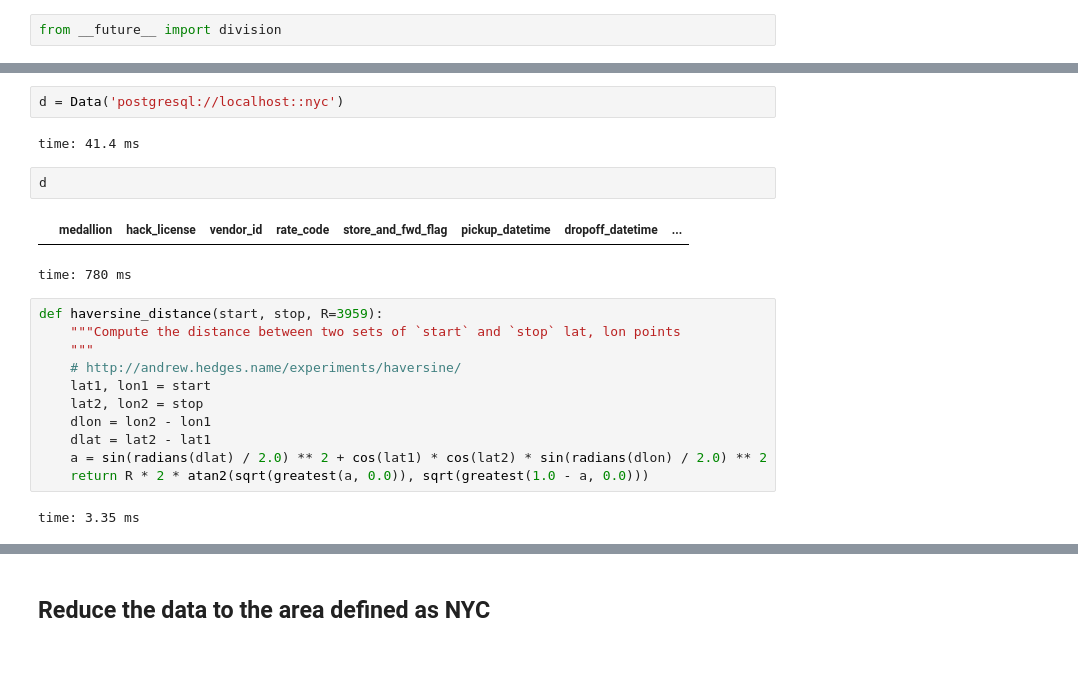
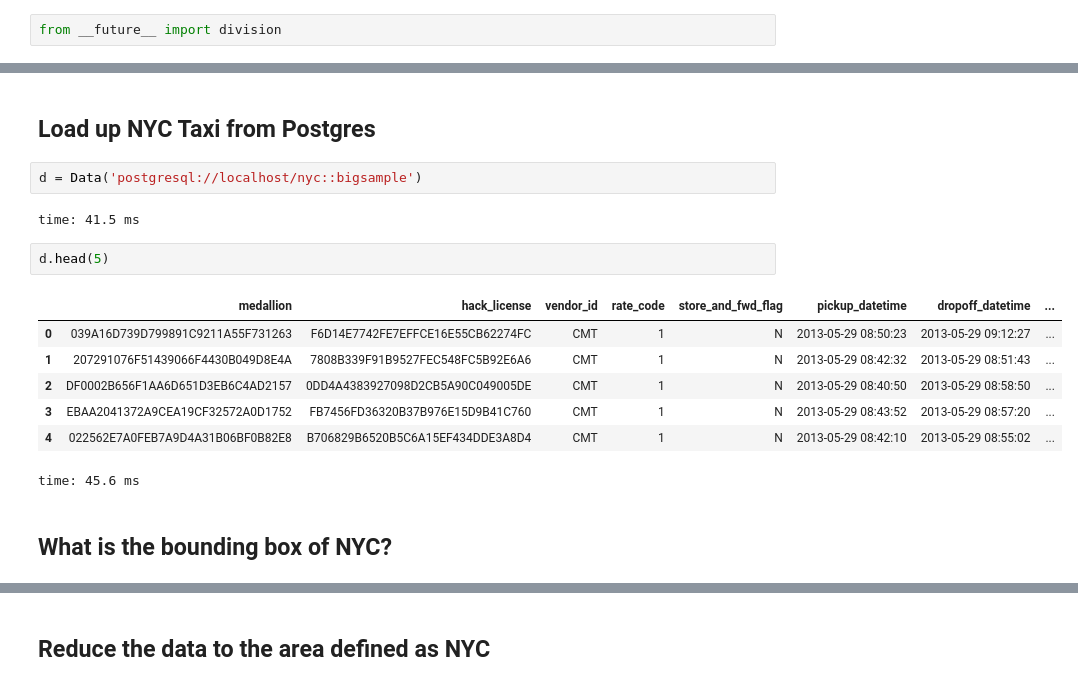
Before and after one commit to cpcloud/strata-nyc-2015, a Jupyter notebook: Strata NYC 2015-postgres.ipynb, the cells around one changed output, grey strips where cells are left out. Drawn from its saved outputs; the diff is of its cells as text; blank space fills up the shorter version.

Commit message:
Add quick tour and postgres changes

```diff
--- a/Strata NYC 2015-postgres.ipynb
+++ b/Strata NYC 2015-postgres.ipynb
@@ -12,22 +35,18 @@ time: 1.72 s
+# %% [markdown]
+## Load up NYC Taxi from Postgres
 # %%
-d = Data('postgresql://localhost::nyc')
+d = Data('postgresql://localhost/nyc::bigsample')
 # %% [output]
-time: 41.4 ms
+time: 41.5 ms
 # %%
-d
+d.head(5)
 # %% [output]
 |  | medallion | hack_license | vendor_id | rate_code | store_and_fwd_flag | pickup_datetime | dropoff_datetime | ... |
+| 0 | 039A16D739D799891C9211A55F731263 | F6D14E7742FE7EFFCE16E55CB62274FC | CMT | 1 | N | 2013-05-29 08:50:23 | 2013-05-29 09:12:27 | ... |
+| 1 | 207291076F51439066F4430B049D8E4A | 7808B339F91B9527FEC548FC5B92E6A6 | CMT | 1 | N | 2013-05-29 08:42:32 | 2013-05-29 08:51:43 | ... |
+| 2 | DF0002B656F1AA6D651D3EB6C4AD2157 | 0DD4A4383927098D2CB5A90C049005DE | CMT | 1 | N | 2013-05-29 08:40:50 | 2013-05-29 08:58:50 | ... |
+| 3 | EBAA2041372A9CEA19CF32572A0D1752 | FB7456FD36320B37B976E15D9B41C760 | CMT | 1 | N | 2013-05-29 08:43:52 | 2013-05-29 08:57:20 | ... |
+| 4 | 022562E7A0FEB7A9D4A31B06BF0B82E8 | B706829B6520B5C6A15EF434DDE3A8D4 | CMT | 1 | N | 2013-05-29 08:42:10 | 2013-05-29 08:55:02 | ... |
-time: 780 ms
+time: 45.6 ms
-# %%
-def haversine_distance(start, stop, R=3959):
-    """Compute the distance between two sets of `start` and `stop` lat, lon points
-    """
-    # http://andrew.hedges.name/experiments/haversine/
-    lat1, lon1 = start
-    lat2, lon2 = stop
-    dlon = lon2 - lon1
-    dlat = lat2 - lat1
-    a = sin(radians(dlat) / 2.0) ** 2 + cos(lat1) * cos(lat2) * sin(radians(dlon) / 2.0) ** 2
-    return R * 2 * atan2(sqrt(greatest(a, 0.0)), sqrt(greatest(1.0 - a, 0.0)))
-# %% [output]
-time: 3.35 ms
+# %% [markdown]
+## What is the bounding box of NYC?
```
Also changed, not shown: parts of 57 cells of this notebook, 1 other file.
